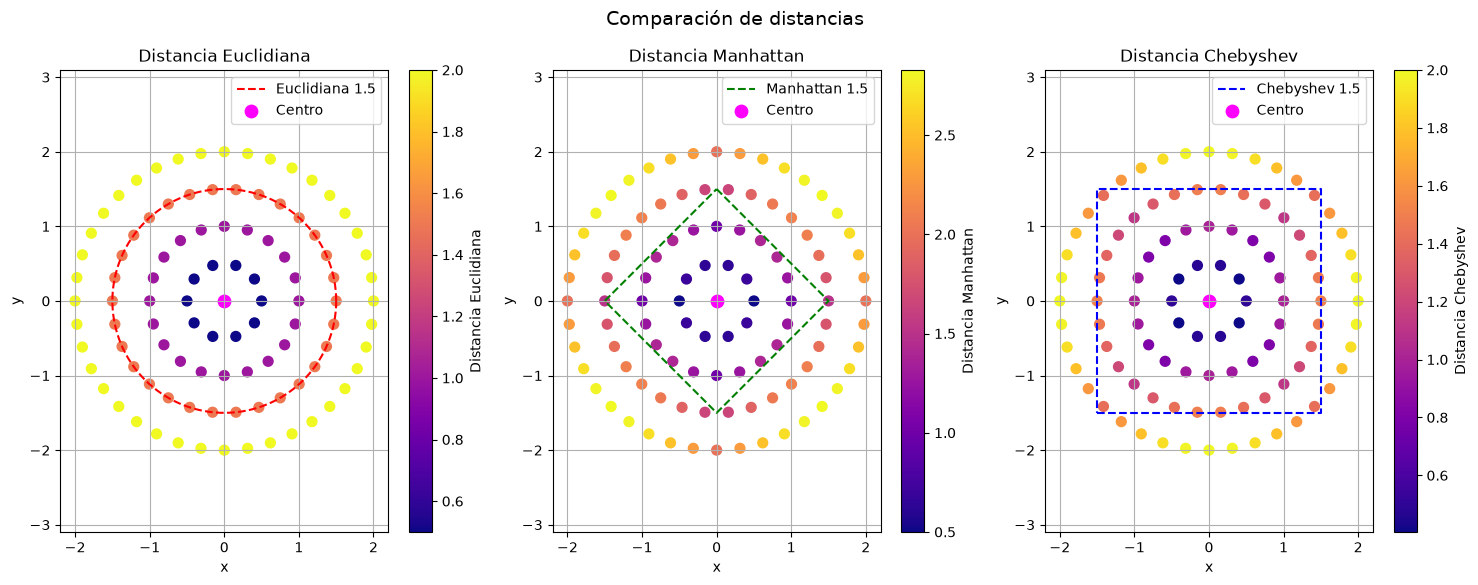
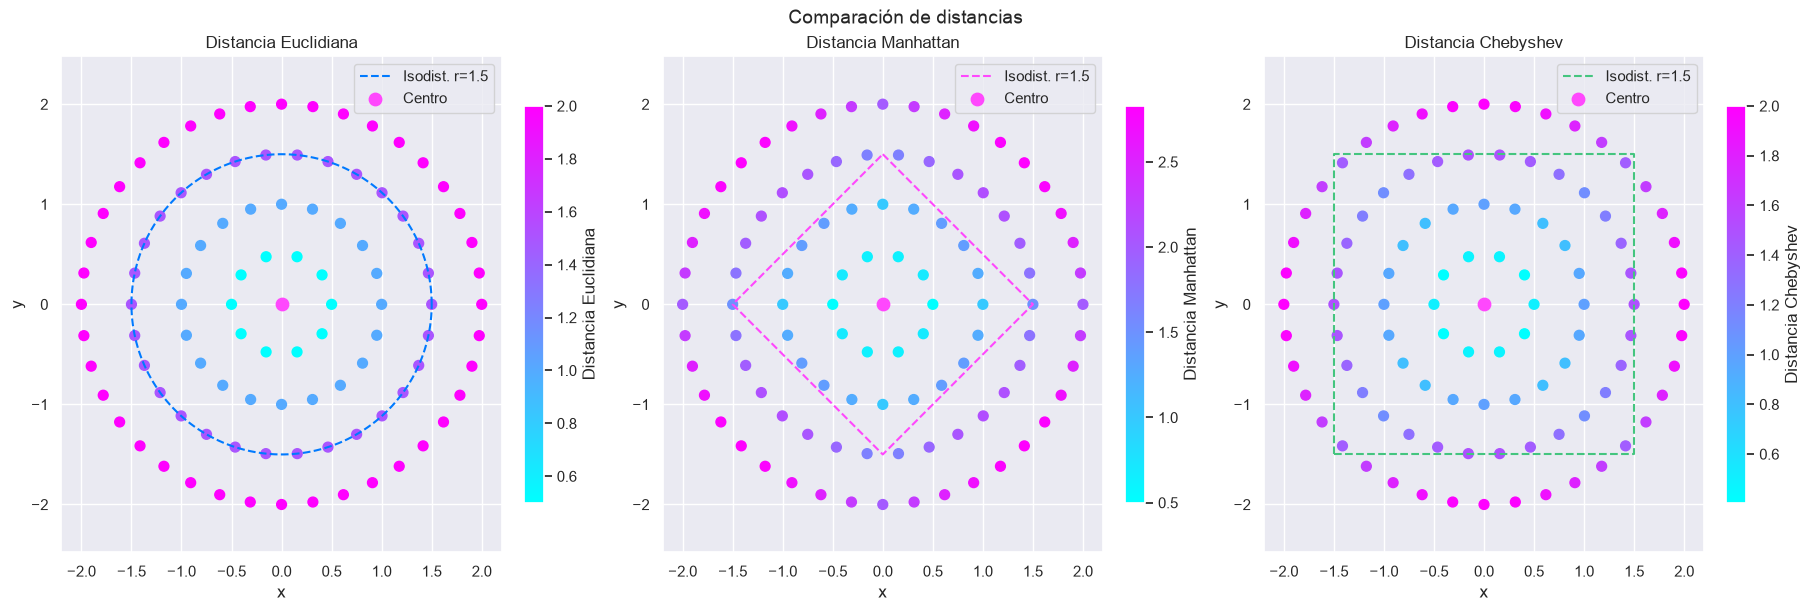
Code edit (unified diff) that turned the first committed figure into the second:
--- before
+++ after
@@ -21,41 +21,23 @@
 
 # Subplots
-fig, axes = plt.subplots(1, 3, figsize=(18,6))
+fig, axes = plt.subplots(1, 3, figsize=(18, 6), constrained_layout=True)
 
-# Euclidiana
-sc1 = axes[0].scatter(x_points, y_points, c=dist_euclid, cmap='plasma', s=50)
-axes[0].plot(euclid_x, euclid_y, 'r--', label=f'Euclidiana {r}')
-axes[0].scatter(*punto, color='magenta', s=80, label='Centro')
-axes[0].set_title('Distancia Euclidiana')
-axes[0].set_xlabel('x')
-axes[0].set_ylabel('y')
-axes[0].axis('equal')
-axes[0].grid(True)
-axes[0].legend()
-fig.colorbar(sc1, ax=axes[0], label='Distancia Euclidiana')
-
-# Manhattan
-sc2 = axes[1].scatter(x_points, y_points, c=dist_manhattan, cmap='plasma', s=50)
-axes[1].plot(manhattan_x, manhattan_y, 'g--', label=f'Manhattan {r}')
-axes[1].scatter(*punto, color='magenta', s=80, label='Centro')
-axes[1].set_title('Distancia Manhattan')
-axes[1].set_xlabel('x')
-axes[1].set_ylabel('y')
-axes[1].axis('equal')
-axes[1].grid(True)
-axes[1].legend()
-fig.colorbar(sc2, ax=axes[1], label='Distancia Manhattan')
-
-# Chebyshev
-sc3 = axes[2].scatter(x_points, y_points, c=dist_chebyshev, cmap='plasma', s=50)
-axes[2].plot(chebyshev_x, chebyshev_y, 'b--', label=f'Chebyshev {r}')
-axes[2].scatter(*punto, color='magenta', s=80, label='Centro')
-axes[2].set_title('Distancia Chebyshev')
-axes[2].set_xlabel('x')
-axes[2].set_ylabel('y')
-axes[2].axis('equal')
-axes[2].grid(True)
-axes[2].legend()
-fig.colorbar(sc3, ax=axes[2], label='Distancia Chebyshev')
+for ax, dist, iso_x, iso_y, color_iso, titulo, label_cb in [
+    (axes[0], dist_euclid, euclid_x, euclid_y, '#007aff', 
+        'Distancia Euclidiana', 'Distancia Euclidiana'),
+    (axes[1], dist_manhattan, manhattan_x, manhattan_y, '#ff48fd',
+        'Distancia Manhattan', 'Distancia Manhattan'),
+    (axes[2], dist_chebyshev, chebyshev_x, chebyshev_y, '#44c57f',
+        'Distancia Chebyshev', 'Distancia Chebyshev'),
+]:
+    sc = ax.scatter(x_points, y_points, c=dist, cmap='cool', s=50)
+    ax.plot(iso_x, iso_y, color=color_iso, linestyle='--', label=f'Isodist. r={r}')
+    ax.scatter(*punto, color='#ff48fd', s=80, zorder=5, label='Centro')
+    ax.set_title(titulo)
+    ax.set_xlabel('x')
+    ax.set_ylabel('y')
+    ax.axis('equal')
+    ax.legend()
+    fig.colorbar(sc, ax=ax, label=label_cb, shrink=0.8)
 
 plt.suptitle('Comparación de distancias', fontsize=14)

Commit: Feature/better examples (#18)